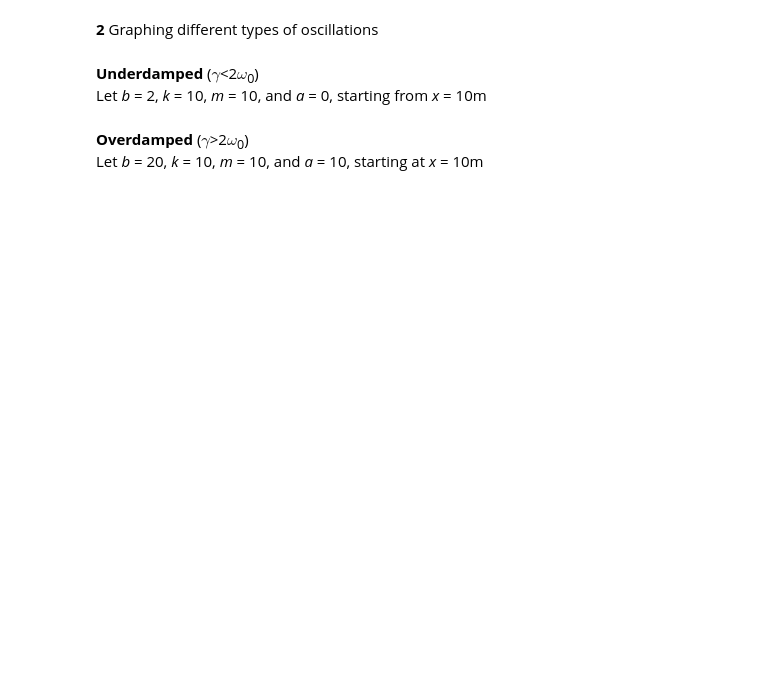
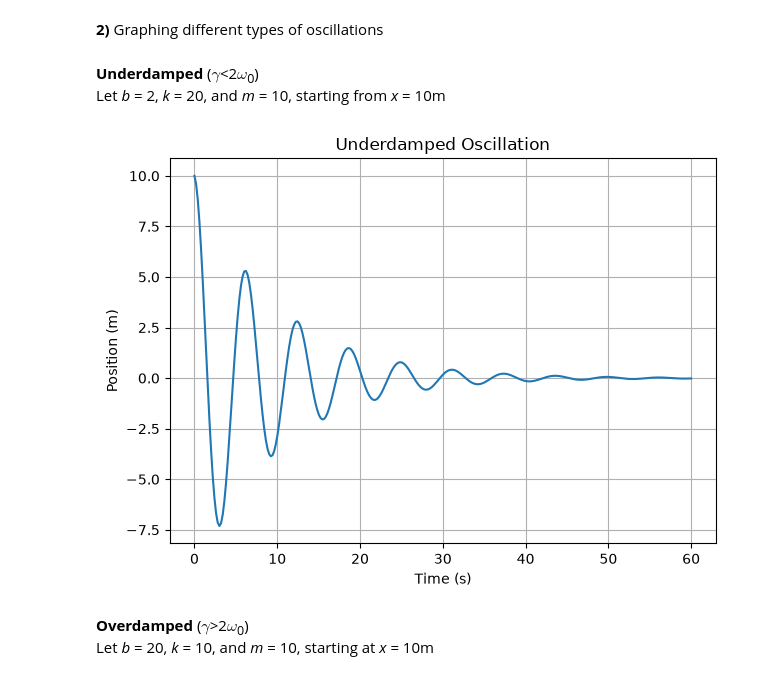
Before and after one commit to hugelinkfan15/PHY304-Labs, a Jupyter notebook: PHY304_Lab6.ipynb, the cells around one changed output. Drawn from its saved outputs; the diff is of its cells as text; code cells hidden in the pictures; blank space fills up the shorter version.

```diff
--- a/PHY304_Lab6.ipynb
+++ b/PHY304_Lab6.ipynb
@@ -14,6 +14,6 @@ def euler_newton(force, times, xI, vI, m):
         xA[i+1] = xA[i] + vA[i+1]*dt
     return xA, vA
 # %%
-def osc(a,b,k,t,x,v):
-    return a - b*v - k*x
+def osc(b,k,t,x,v):
+    return -b*v - k*x
 # %% [markdown]
@@ -23,6 +23,6 @@ Let *a* = 0, *b* = 2, *k* = 3, and *m* = 10
 # %%
-t = np.linspace(0,50,300)
-x,v = (euler_newton(lambda x,t,v: osc(0, 2,3,x,t,v), t,10,0,10))
+t = np.linspace(0,60,300)
+x,v = (euler_newton(lambda x,t,v: osc(2,3,x,t,v), t,10,0,10))
 # %%
 plt.plot(t,x)
 plt.xlabel("Time (s)")
@@ -42,18 +46,20 @@ plt.show()
 # %% [markdown]
-**2** Graphing different types of oscillations
+**2)** Graphing different types of oscillations
 # %% [markdown]
 **Underdamped** ($\gamma$<2$\omega$<sub>0</sub>)
-Let *b* = 2, *k* = 10, *m* = 10, and *a* = 0, starting from *x* = 10m
+Let *b* = 2, *k* = 20, and *m* = 10, starting from *x* = 10m
 # %%
-xU,vU = (euler_newton(lambda x,t,v: osc(0,2,10,x,t,v), t,10,0,10))
+xU,vU = (euler_newton(lambda x,t,v: osc(2,10,x,t,v), t,10,0,10))
 plt.plot(t,xU)
 plt.xlabel("Time (s)")
 plt.ylabel("Position (m)")
 plt.title("Underdamped Oscillation")
 plt.tight_layout()
 plt.grid()
 plt.show()
+# %% [output]
+[figure, added]
 # %% [markdown]
 **Overdamped** ($\gamma$>2$\omega$<sub>0</sub>)
-Let *b* = 20, *k* = 10, *m* = 10, and *a* = 10, starting at *x* = 10m
+Let *b* = 20, *k* = 10, and *m* = 10, starting at *x* = 10m
 # %%
```
Also changed, not shown: parts of 11 cells of this notebook.
